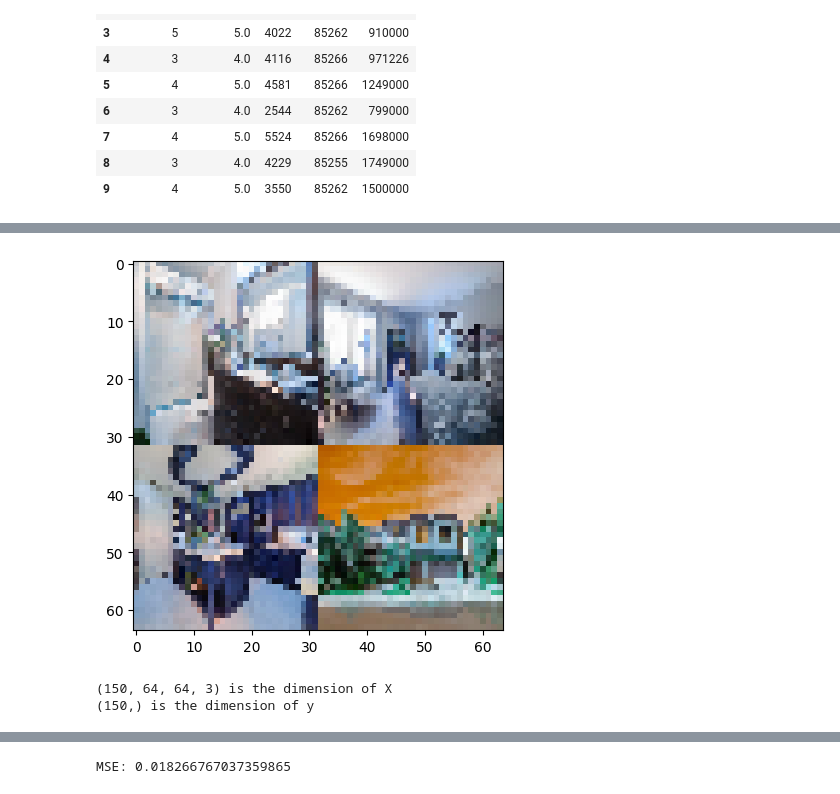
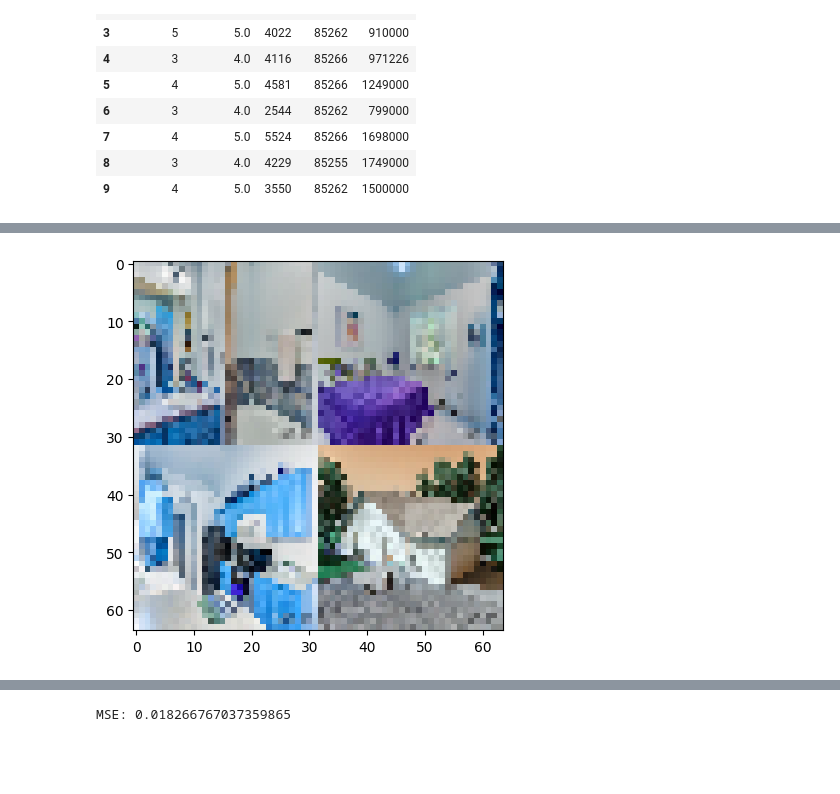
Before and after one commit to TobiPfeiffersGitHub/dla_term_paper, a Jupyter notebook: model.ipynb, the cells around one changed output, grey strips where cells are left out. Saved outputs shown, nothing was run; the diff lists cells and outputs as text; code cells hidden in the pictures; blank space fills up the shorter version.

```diff
--- a/model.ipynb
+++ b/model.ipynb
@@ -98,24 +98,19 @@ plt.show()
 # %%
-# X are the images we use for classifications,
-X_train = np.multiply(X_train, (1/255))
-X_test = np.multiply(X_test, (1/255))
+# standarise images
+X_train_img = np.multiply(X_train_img, (1/255))
+X_val_img = np.multiply(X_val_img, (1/255))
+X_test_img = np.multiply(X_test_img, (1/255))
 
 # y is the price of the house corresponding to house i
-y_train = np.stack(y_train['price'])
-y_train = y_train / p_max
-y_test = np.stack(y_test['price'])
-y_test = y_test / p_max
+y_train = np.stack(y_train)
+#y_train = y_train / p_max
+y_val = np.stack(y_val)
+#y_val = y_val / p_max
+y_test = np.stack(y_test)
+#y_test = y_test / p_max
 # %%
 # visualisation pt. II
-plt.imshow(X_test[0])
+plt.imshow(X_test_img[3])
 plt.show()
 # %% [output]
-[figure, old version]
+[figure, new version]
-# %%
-# check dimensions:
-print(f'{X_train.shape} is the dimension of X')
-
-print(f'{y_train.shape} is the dimension of y')
-# %% [output]
-(150, 64, 64, 3) is the dimension of X
-(150,) is the dimension of y
```
Also changed, not shown: parts of 7 cells of this notebook.
